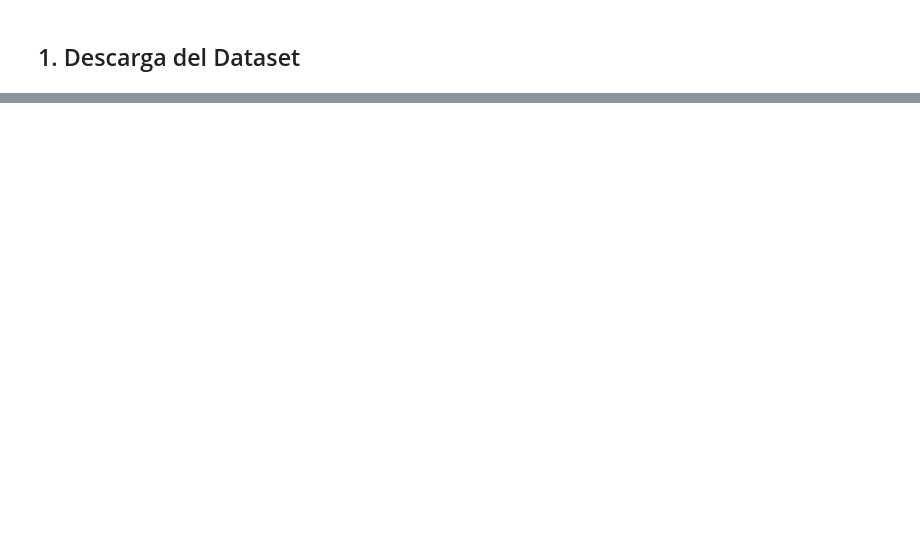
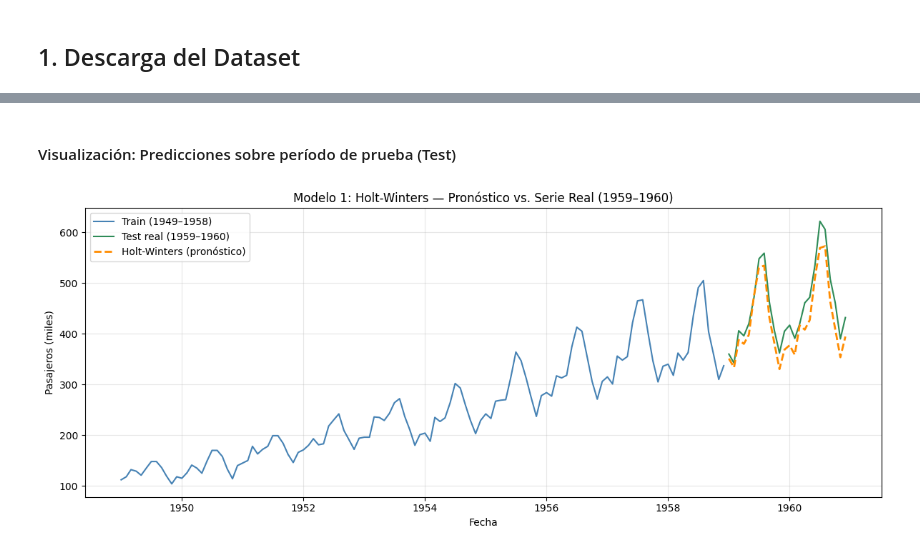
Before and after one commit to jbrazonath/Analisis-de-Series-de-Tiempo, a Jupyter notebook: Proyecto_Series_Tiempo.ipynb, the cells around one changed output, grey strips where cells are left out. Drawn from its saved outputs; the diff is of its cells as text; code cells hidden in the pictures; blank space fills up the shorter version.

```diff
--- a/Proyecto_Series_Tiempo.ipynb
+++ b/Proyecto_Series_Tiempo.ipynb
@@ -161,0 +340,17 @@ print(f"Datos de Prueba (Test): {len(test)} meses")
+# %% [markdown]
+#### Visualización: Predicciones sobre período de prueba (Test)
+# %%
+fig, ax = plt.subplots(figsize=(12, 5))
+ax.plot(train_c.index, train_c['pasajeros'], label='Train (1949–1958)', color='steelblue')
+ax.plot(test_c.index,  test_c['pasajeros'],  label='Test real (1959–1960)', color='seagreen')
+ax.plot(pred_hw.index, pred_hw,
+        label='Holt-Winters (pronóstico)', color='darkorange', linestyle='--', linewidth=2)
+ax.set_title('Modelo 1: Holt-Winters — Pronóstico vs. Serie Real (1959–1960)')
+ax.set_xlabel('Fecha')
+ax.set_ylabel('Pasajeros (miles)')
+ax.legend()
+ax.grid(alpha=0.3)
+plt.tight_layout()
+plt.show()
+# %% [output]
+[figure, added]
```
Also changed, not shown: parts of 80 cells of this notebook.
